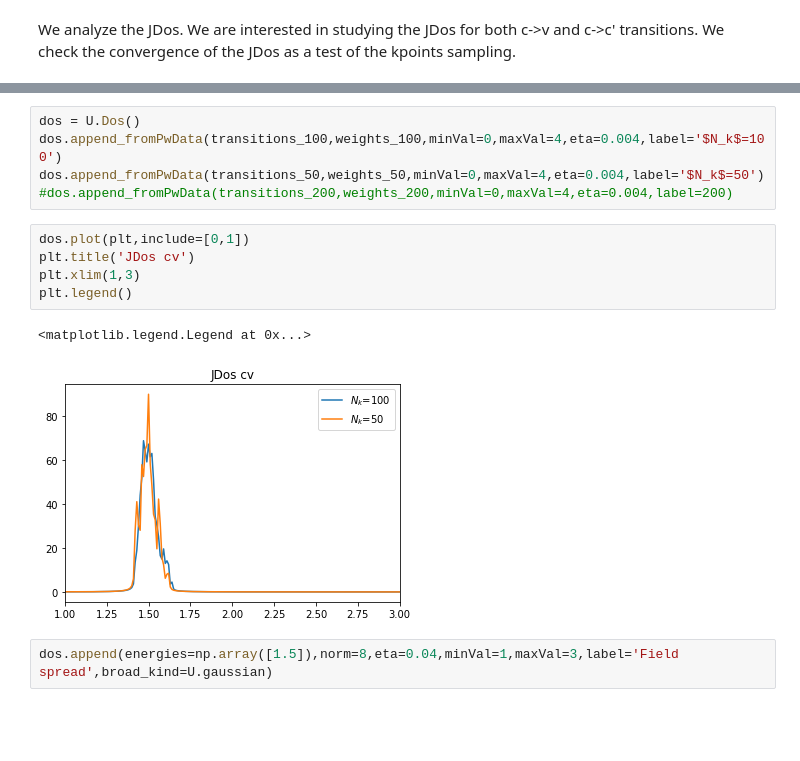
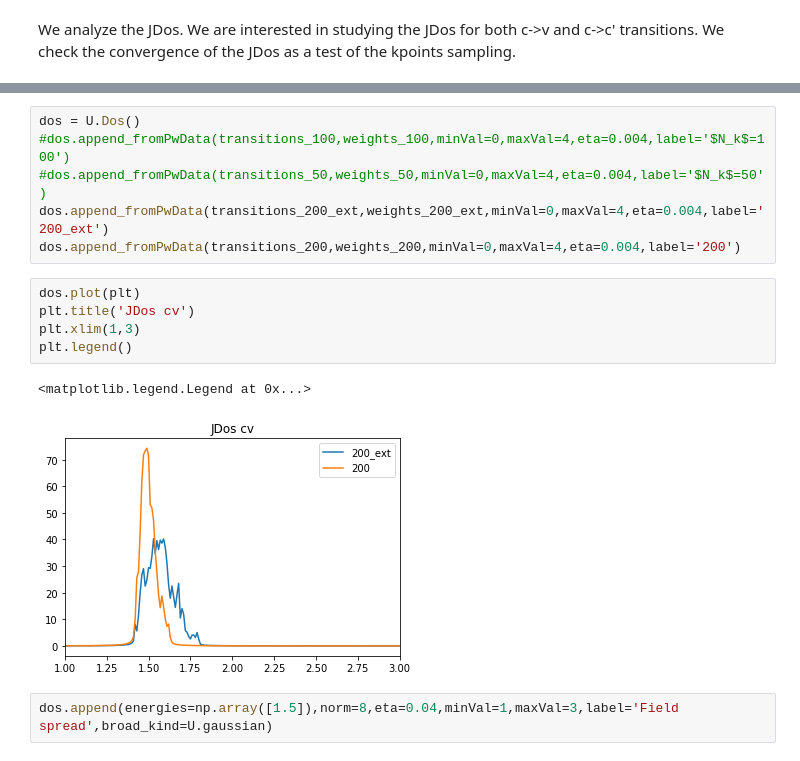
Before and after one commit to marcodalessandro76/Generation-and-decay-of-the-degree-of-spin-polarization-in-GaAs, a Jupyter notebook: QE_Calculations.ipynb, the cells around one changed output, grey strips where cells are left out. Saved outputs shown, nothing was run; the diff lists cells and outputs as text; blank space fills up the shorter version.

```diff
--- a/QE_Calculations.ipynb
+++ b/QE_Calculations.ipynb
@@ -746,16 +746,17 @@ Apply a scissor of 0.5456147507648843 eV
 # %%
 dos = U.Dos()
-dos.append_fromPwData(transitions_100,weights_100,minVal=0,maxVal=4,eta=0.004,label='$N_k$=100')
-dos.append_fromPwData(transitions_50,weights_50,minVal=0,maxVal=4,eta=0.004,label='$N_k$=50')
-#dos.append_fromPwData(transitions_200,weights_200,minVal=0,maxVal=4,eta=0.004,label=200)
+#dos.append_fromPwData(transitions_100,weights_100,minVal=0,maxVal=4,eta=0.004,label='$N_k$=100')
+#dos.append_fromPwData(transitions_50,weights_50,minVal=0,maxVal=4,eta=0.004,label='$N_k$=50')
+dos.append_fromPwData(transitions_200_ext,weights_200_ext,minVal=0,maxVal=4,eta=0.004,label='200_ext')
+dos.append_fromPwData(transitions_200,weights_200,minVal=0,maxVal=4,eta=0.004,label='200')
 # %%
-dos.plot(plt,include=[0,1])
+dos.plot(plt)
 plt.title('JDos cv')
 plt.xlim(1,3)
 plt.legend()
 # %% [output]
 <matplotlib.legend.Legend at 0x...>
-[figure, old version]
+[figure, new version]
 # %%
 dos.append(energies=np.array([1.5]),norm=8,eta=0.04,minVal=1,maxVal=3,label='Field spread',broad_kind=U.gaussian)
 # %%
```
Also changed, not shown: parts of 14 cells of this notebook, 2 other files.
